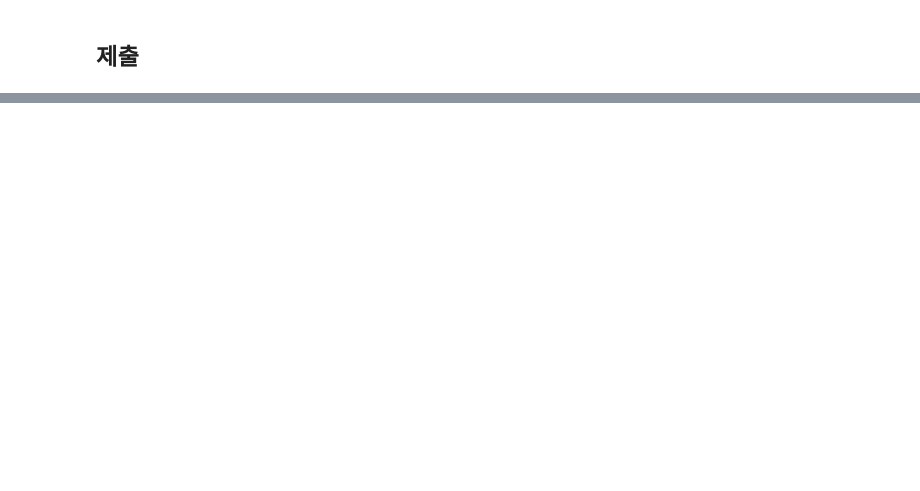
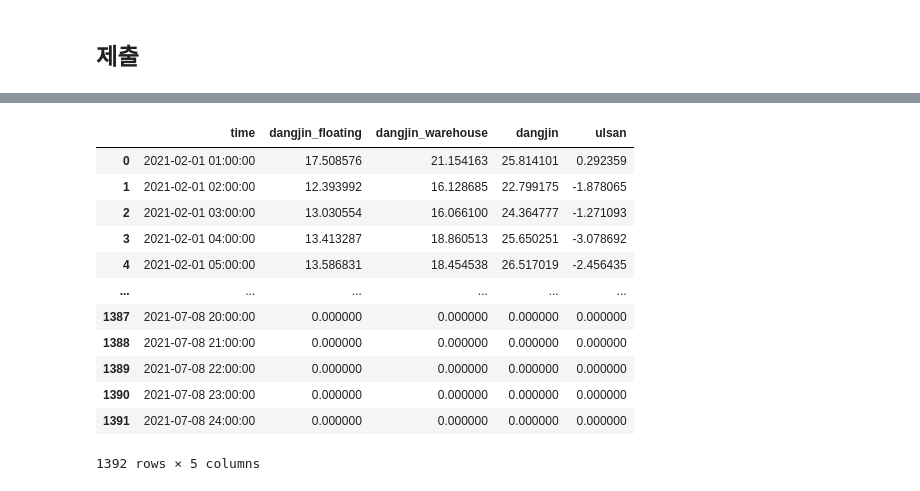
Before and after one commit to parkchanghyup/Dacon, a Jupyter notebook: 동서발전/동서발전.ipynb, the cells around one changed output, grey strips where cells are left out. Drawn from its saved outputs; the diff is of its cells as text; code cells hidden in the pictures; blank space fills up the shorter version.

```diff
--- a/동서발전/동서발전.ipynb
+++ b/동서발전/동서발전.ipynb
@@ -307,2 +465,4 @@ submission
 1392 rows × 5 columns
+# %%
+cat_submission = pd.read_csv('cat_baseline.csv')
 # %%
@@ -309,0 +470,21 @@ submission.to_csv('dacon_baseline.csv', index=False)
+# %%
+df1 = (cat_submission + submission)
+# %%
+cat_submission[['dangjin_floating'	,'dangjin_warehouse'	,'dangjin'	,'ulsan']] = df1[['dangjin_floating'	,'dangjin_warehouse'	,'dangjin'	,'ulsan']]  / 2
+# %%
+cat_submission['time'] = submission['time']
+cat_submission
+# %% [output]
+|  | time | dangjin_floating | dangjin_warehouse | dangjin | ulsan |
+| 0 | 2021-02-01 01:00:00 | 17.508576 | 21.154163 | 25.814101 | 0.292359 |
+| 1 | 2021-02-01 02:00:00 | 12.393992 | 16.128685 | 22.799175 | -1.878065 |
+| 2 | 2021-02-01 03:00:00 | 13.030554 | 16.066100 | 24.364777 | -1.271093 |
+| 3 | 2021-02-01 04:00:00 | 13.413287 | 18.860513 | 25.650251 | -3.078692 |
+| 4 | 2021-02-01 05:00:00 | 13.586831 | 18.454538 | 26.517019 | -2.456435 |
+| ... | ... | ... | ... | ... | ... |
+| 1387 | 2021-07-08 20:00:00 | 0.000000 | 0.000000 | 0.000000 | 0.000000 |
+| 1388 | 2021-07-08 21:00:00 | 0.000000 | 0.000000 | 0.000000 | 0.000000 |
+| 1389 | 2021-07-08 22:00:00 | 0.000000 | 0.000000 | 0.000000 | 0.000000 |
+| 1390 | 2021-07-08 23:00:00 | 0.000000 | 0.000000 | 0.000000 | 0.000000 |
+| 1391 | 2021-07-08 24:00:00 | 0.000000 | 0.000000 | 0.000000 | 0.000000 |
+1392 rows × 5 columns
```
Also changed, not shown: parts of 25 cells of this notebook, 1 other file.
